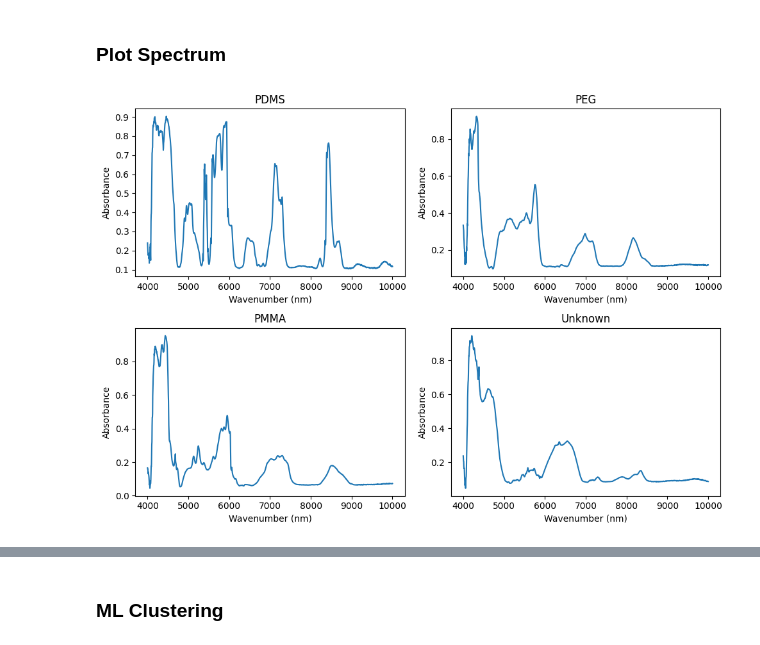
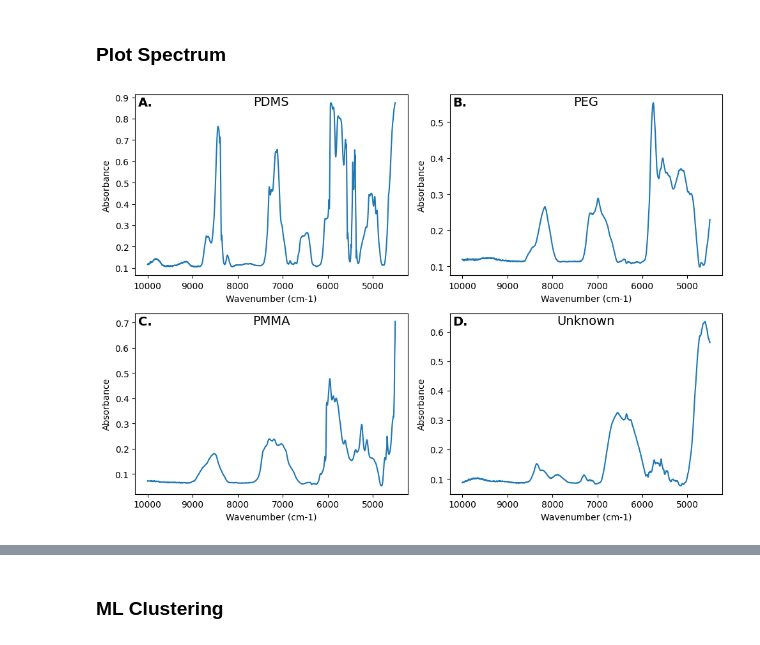
Before and after one commit to davissineath/ClassLabs, a Jupyter notebook: BENG5910/Lab2/lab2_analysis.ipynb, the cells around one changed output, grey strips where cells are left out. Cells and saved outputs as stored; diff of their text form; code cells hidden in the pictures.

```diff
--- a/BENG5910/Lab2/lab2_analysis.ipynb
+++ b/BENG5910/Lab2/lab2_analysis.ipynb
@@ -195,12 +195,19 @@ data_exp1
 # %%
 fig, axs = plt.subplots(1,3, figsize=(20,7))
 panels = ["A.", "B.", "C.", "D."]
+sem1 = data_exp1.groupby(data_exp1.index).std().div(np.sqrt(data_exp1.groupby(data_exp1.index).count()))
 for i, ax in enumerate(axs.flatten()):
     mean_data = data_exp1.loc[labels[i]].mean()
-    ax.plot(data_exp1.columns, mean_data, label=labels[i])
-    ax.set_xlabel("Wavenumber (nm)")
+    median_data = data_exp1.loc[labels[i]].median()
+    ax.plot(data_exp1.columns, mean_data, label=labels[i]+" Mean")
+    ax.fill_between(data_exp1.columns, mean_data+sem1.loc[labels[i]], mean_data-sem1.loc[labels[i]], color='gray', alpha=0.2, label=r'$\pm$ SEM')
+    # ax.plot(data_exp1.columns, mean_data+sem1.loc[labels[i]], label=r'$\pm$ SEM', color='gray', alpha=0.2)
+    # ax.plot(data_exp1.columns, mean_data-sem1.loc[labels[i]], color='gray', alpha=0.2)
+    ax.set_xlabel("Wavenumber (cm-1)")
     ax.set_ylabel("Absorbance")
-    ax.set_title(labels[i])
-    ax.annotate(panels[i], xy=(0.02, 0.99), xycoords='axes fraction', fontsize=16, fontweight='bold', va='top')
+    ax.set_title(labels[i], y=0.95, fontsize=14)
+    ax.annotate(panels[i], xy=(0.02, 0.99), xycoords='axes fraction', fontsize=14, fontweight='bold', va='top')
+    ax.invert_xaxis()
+    ax.legend(loc='lower right')
 plt.show()
 # %% [output]
@@ -320,7 +327,7 @@ n = len(data_exp1.columns)
 X_features = data_exp1.iloc[:, 1:n]
 y_label = data_exp1.index
 # %%
-fig, axs = plt.subplots(2,2, figsize=(10,10))
+fig, axs = plt.subplots(2,2, figsize=(15,10))
 ax = axs.flatten()
 
 plot_PCA(X_features, y_label, ax[0])
@@ -335,7 +342,11 @@ for a, panel, label in zip(ax, panels, ML_labels):
            fontsize=14,
            fontweight='bold',
            va='top')
-    a.set_title(label, fontsize=16, fontweight='bold')
+    a.set_title(label, fontsize=14, y=0.935)
+    if label == "T-SNE":
+        a.legend(loc='upper left', bbox_to_anchor=(1, 1))
+    else:
+        a.get_legend().remove()
 
 # fig.suptitle("Experiment 1")
 plt.tight_layout()
@@ -387,7 +384,7 @@ labels = ["PDMS", "PEG", "PMMA", "Unknown"] # Labels for each material
 # data_exp2
 # %%
 data_exp2 = processing_pipeline(fps, labels)
-cols_to_drop = [col for col in data_exp1.columns if col <= 4500]
+cols_to_drop = [col for col in data_exp2.columns if col <= 4500]
 data_exp2 = data_exp2.drop(columns=cols_to_drop)
 data_exp2
 # %% [output]
@@ -408,13 +405,25 @@ data_exp2
 ### Plot Spectrum
 # %%
 fig, axs = plt.subplots(2,2, figsize=(10,7))
-for ax, label in zip(axs.flatten(), labels):
+sem2 = data_exp2.groupby(data_exp2.index).std().div(np.sqrt(data_exp2.groupby(data_exp2.index).count()))
+for ax, label, panel in zip(axs.flatten(), labels, panels):
     mean_data = data_exp2.loc[label].mean()
-    ax.plot(data_exp2.columns, mean_data, label=label)
-    ax.set_xlabel("Wavenumber (nm)")
+    ax.plot(data_exp2.columns, mean_data, label=label+" Mean")
+    # ax.fill_between(data_exp2.columns, mean_data+sem2.loc[labels[i]], mean_data-sem2.loc[labels[i]], color='gray', alpha=0.2, label=r'$\pm$ SEM')
+    # ax.plot(data_exp2.columns, mean_data+sem2.loc[labels[i]], label=r'$\pm$ SEM', color='gray', alpha=0.2)
+    # ax.plot(data_exp2.columns, mean_data-sem2.loc[labels[i]], color='gray', alpha=0.2)
+    ax.set_xlabel("Wavenumber (cm-1)")
     ax.set_ylabel("Absorbance")
-    ax.set_title(label)
+    ax.set_title(label, y=0.91, fontsize=14)
+    ax.text(0.01, 0.99, panel,
+           transform=ax.transAxes,
+           fontsize=14,
+           fontweight='bold',
+           va='top')
+    ax.invert_xaxis()
+    # ax.legend(loc='lower right')
+
 plt.tight_layout()
 plt.show()
 # %% [output]
-[figure, old version]
+[figure, new version]
```
Also changed, not shown: parts of 9 cells of this notebook, 4 other files.
